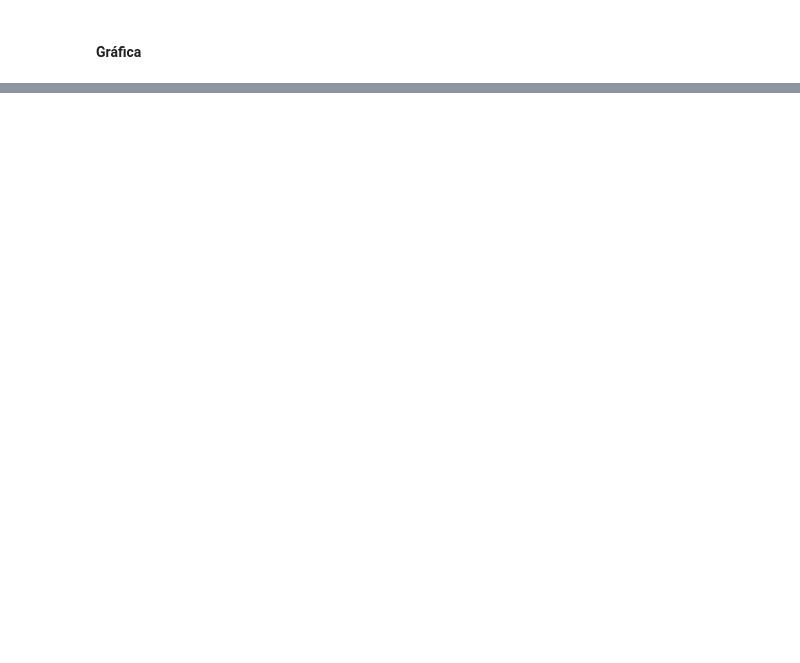
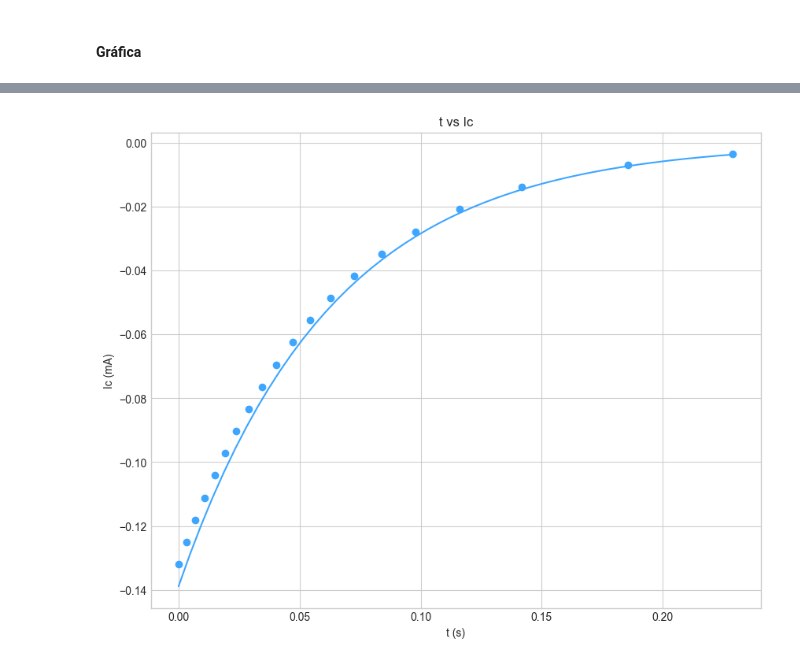
Before and after one commit to afgalvan/circuit-lab, a Jupyter notebook: circuit_lab.ipynb, the cells around one changed output, grey strips where cells are left out. Saved outputs shown, nothing was run; the diff lists cells and outputs as text; code cells hidden in the pictures; blank space fills up the shorter version.

```diff
--- a/circuit_lab.ipynb
+++ b/circuit_lab.ipynb
@@ -151,0 +168,4 @@ graficar("t vs Ic", resultado_descarga)
+# %%
+graficar("t vs Ic", resultado_descarga, teorico=True)
+# %% [output]
+[figure, added]
```
Also changed, not shown: parts of 9 cells of this notebook, 1 other file.
